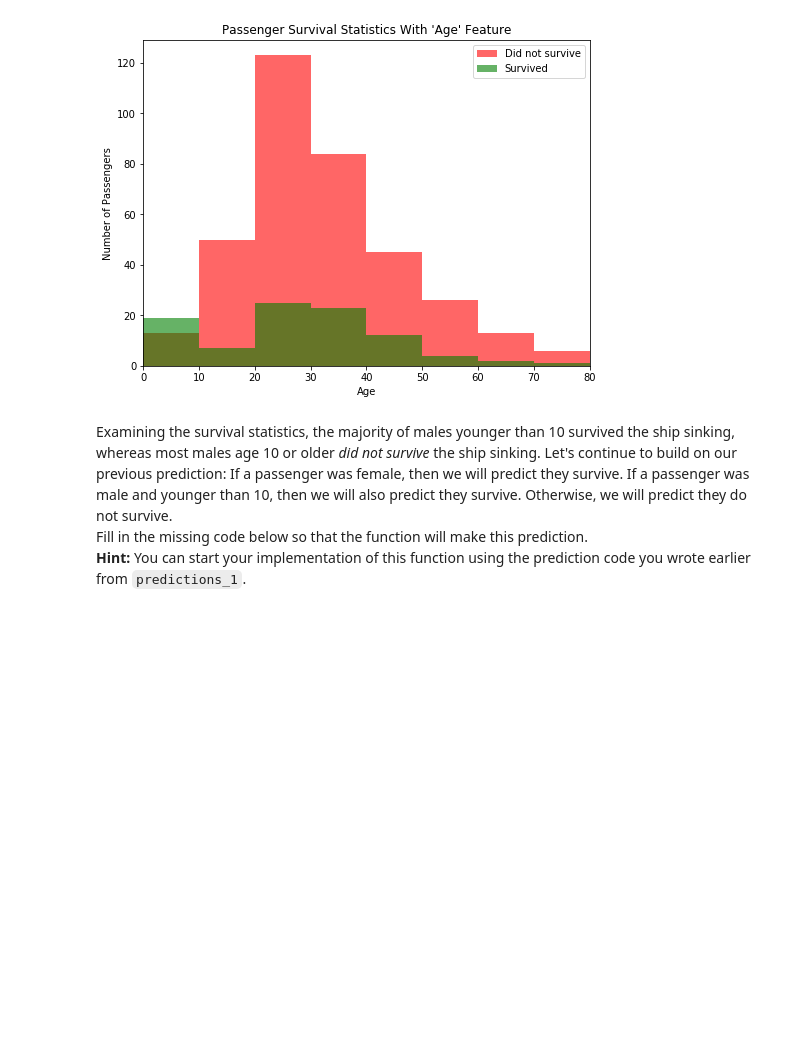
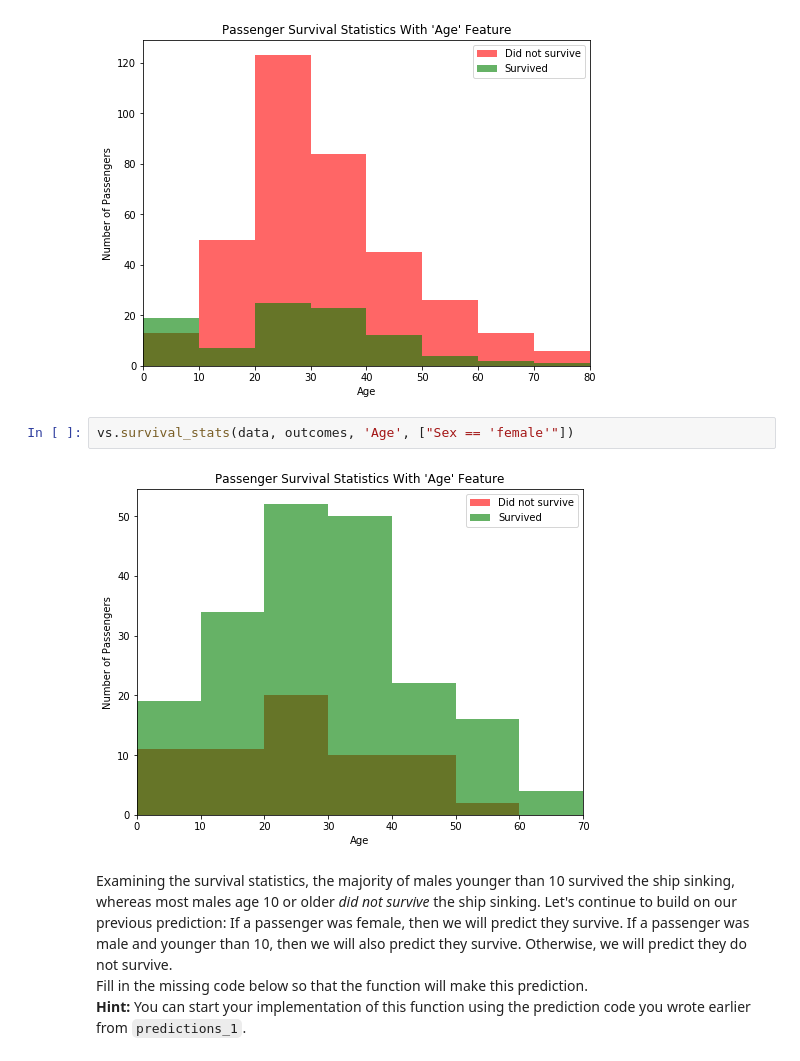
Before and after one commit to MadhuriMotoori/Titanic_Survival_Exploration, a Jupyter notebook: titanic_survival_exploration.ipynb, the cells around one changed output. Drawn from its saved outputs; the diff is of its cells as text; blank space fills up the shorter version.

```diff
--- a/titanic_survival_exploration.ipynb
+++ b/titanic_survival_exploration.ipynb
@@ -169,6 +169,10 @@ Run the code cell below to plot the survival outcomes of male passengers based o
 vs.survival_stats(data, outcomes, 'Age', ["Sex == 'male'"])
 # %% [output]
 [figure]
+# %%
+vs.survival_stats(data, outcomes, 'Age', ["Sex == 'female'"])
+# %% [output]
+[figure, added]
 # %% [markdown]
 Examining the survival statistics, the majority of males younger than 10 survived the ship sinking, whereas most males age 10 or older *did not survive* the ship sinking. Let's continue to build on our previous prediction: If a passenger was female, then we will predict they survive. If a passenger was male and younger than 10, then we will also predict they survive. Otherwise, we will predict they do not survive.
 Fill in the missing code below so that the function will make this prediction.
```
Also changed, not shown: parts of 3 cells of this notebook, 1 other file.
